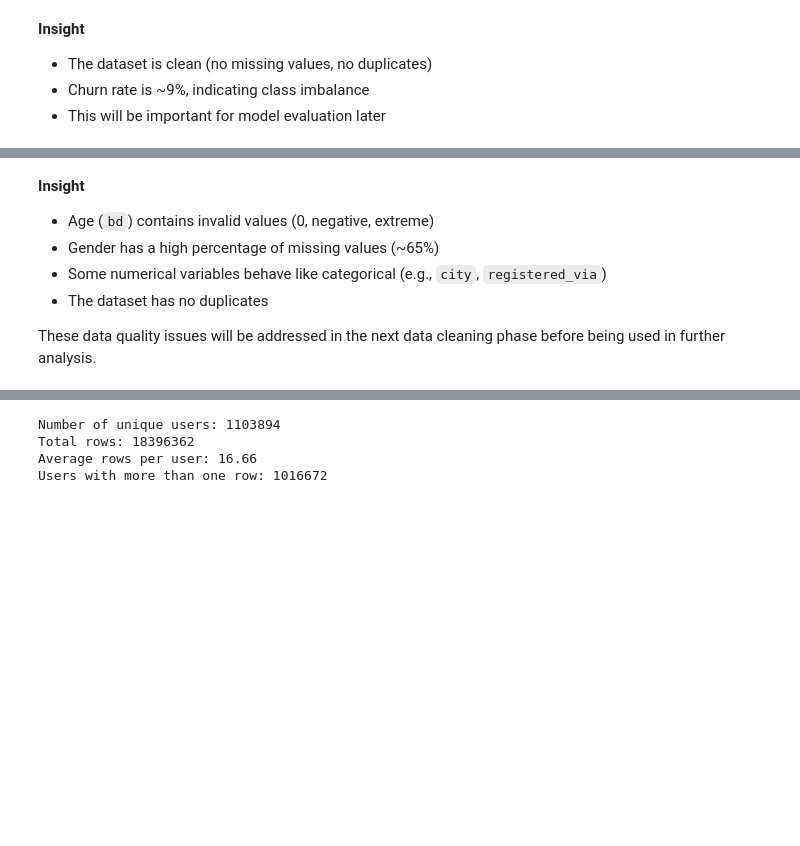
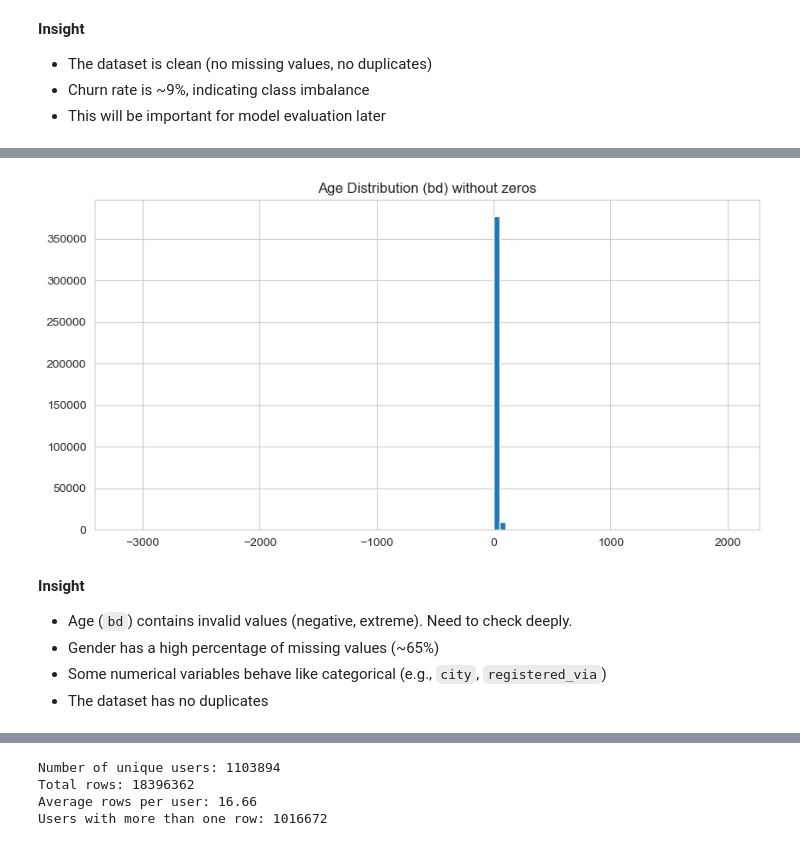
Before and after one commit to PaulinaMamiaga/customer-churn-intelligence-system, a Jupyter notebook: notebooks/01_initial_eda.ipynb, the cells around one changed output, grey strips where cells are left out. Drawn from its saved outputs; the diff is of its cells as text; code cells hidden in the pictures; blank space fills up the shorter version.

```diff
--- a/notebooks/01_initial_eda.ipynb
+++ b/notebooks/01_initial_eda.ipynb
@@ -129,8 +127,15 @@ Duplicate rows: 0
+# %%
+# 3.2.1. Remove zero ages and plot again for better visualization
+df_no_zero = df[df["bd"] != 0]
+
+df_no_zero["bd"].hist(bins=100, figsize=(10,5))
+plt.title("Age Distribution (bd) without zeros")
+plt.show()
+# %% [output]
+[figure, added]
 # %% [markdown]
 **Insight**
-- Age (`bd`) contains invalid values (0, negative, extreme)
+- Age (`bd`) contains invalid values (negative, extreme). Need to check deeply.
 - Gender has a high percentage of missing values (~65%)
 - Some numerical variables behave like categorical (e.g., `city`, `registered_via`)
 - The dataset has no duplicates
->
-These data quality issues will be addressed in the next data cleaning phase before being used in further analysis.
```
Also changed, not shown: parts of 36 cells of this notebook.
